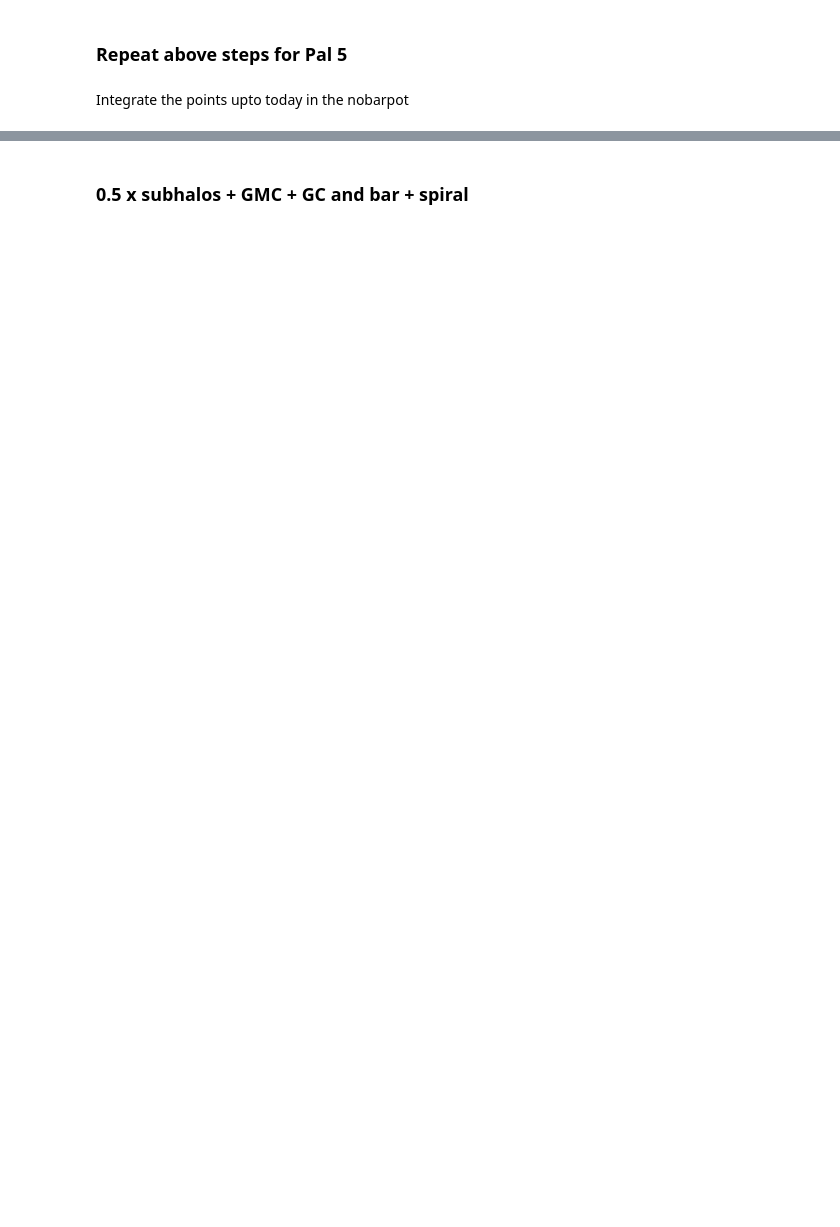
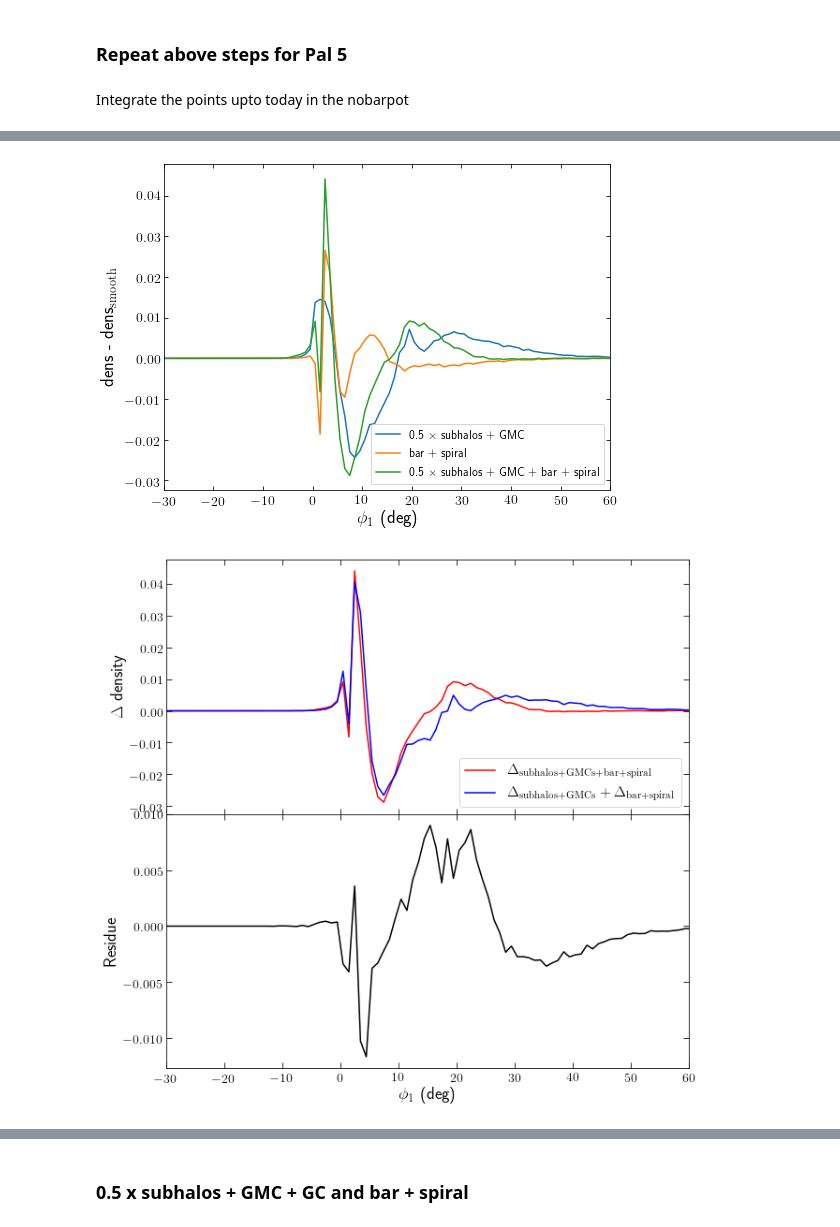
Before and after one commit to nbanik/Analyze_GD-1, a Jupyter notebook: spraydf_combine_bar+spiral and subhalos.ipynb, the cells around one changed output, grey strips where cells are left out. Drawn from its saved outputs; the diff is of its cells as text; code cells hidden in the pictures; blank space fills up the shorter version.

```diff
--- a/spraydf_combine_bar+spiral and subhalos.ipynb
+++ b/spraydf_combine_bar+spiral and subhalos.ipynb
@@ -880,0 +974,5 @@ bin edges : [-8.         -6.3220339  -4.6440678  -2.96610169 -1.28813559  0.3898
+# %%
+plot_compare(ind = 2)
+# %% [output]
+[figure, added]
+[figure, added]
```
Also changed, not shown: parts of 27 cells of this notebook, 1 other file.
